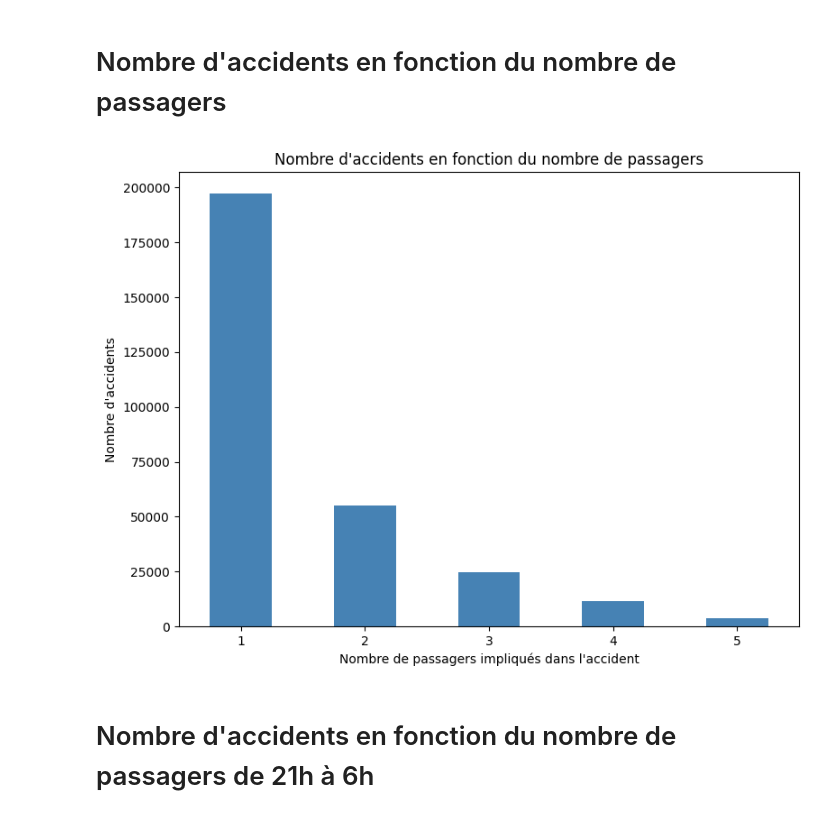
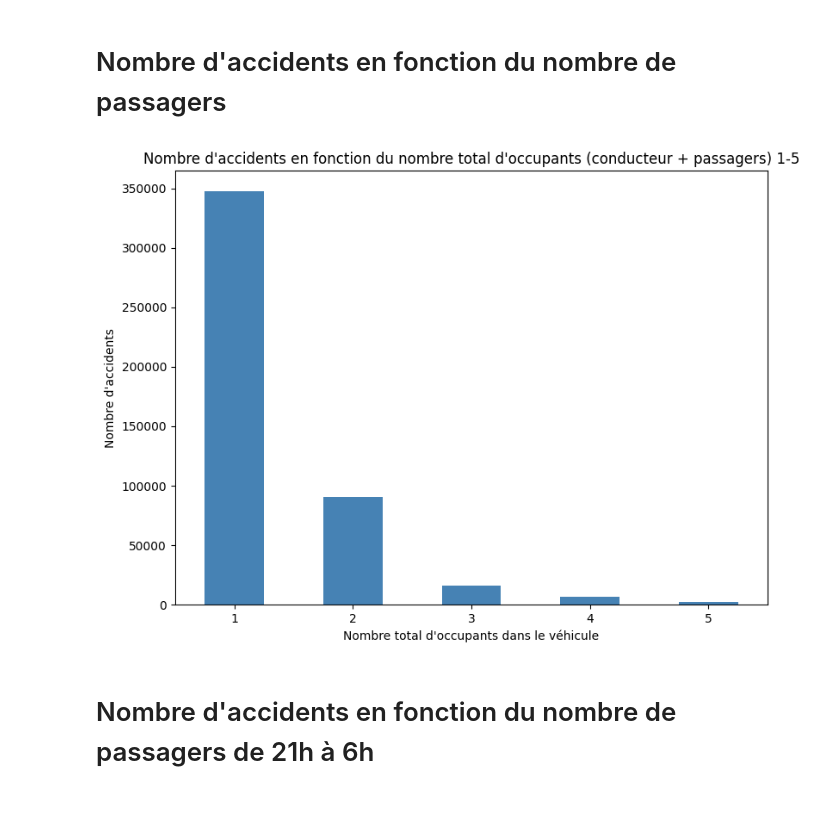
Before and after one commit to Jean-AlbertSchool/bbd_laposte, a Jupyter notebook: Data_analyse/Data_Aurelien/Load.ipynb, the cells around one changed output. Cells and saved outputs as stored; diff of their text form; code cells hidden in the pictures.

Commit message:
Motif trajet et Nbr passagers normal/fullnight

```diff
--- a/Data_analyse/Data_Aurelien/Load.ipynb
+++ b/Data_analyse/Data_Aurelien/Load.ipynb
@@ -168,31 +152,32 @@ usagers
 # %% [markdown]
 # Nombre d'accidents en fonction du nombre de passagers
 # %%
+import pandas as pd
+import matplotlib.pyplot as plt
+
 # Charger le fichier usagers
 usagers = pd.read_csv(base/"Data_clean/usagers-2005-2023.csv")
 
-# Filtrer uniquement les passagers
-passagers = usagers[usagers["catu"] == 2]
+# Compter le nombre d'usagers par véhicule dans chaque accident
+# id_vehicule permet de regrouper tous les occupants du même véhicule
+occupants_par_vehicule = usagers.groupby(["Num_Acc", "id_vehicule"]).size()
 
-# Compter le nombre de passagers par accident
-nb_passagers = passagers.groupby("Num_Acc").size()
-
-# Garder uniquement les accidents avec 1 à 5 passagers
-accidents_par_nb_passagers = nb_passagers.value_counts().sort_index()
-accidents_par_nb_passagers = accidents_par_nb_passagers.loc[1:5]  # filtre de 1 à 5 passagers
+# Compter combien d'accidents ont un nombre total de personnes donné (1 à 5)
+accidents_par_nb_personnes = occupants_par_vehicule.value_counts().sort_index()
+accidents_par_nb_personnes = accidents_par_nb_personnes.loc[1:5]  # garder 1 à 5 occupants
 
 # Tracer le graphique
 plt.figure(figsize=(8,6))
-accidents_par_nb_passagers.plot(kind="bar", color="steelblue")
+accidents_par_nb_personnes.plot(kind="bar", color="steelblue")
 
-plt.title("Nombre d'accidents en fonction du nombre de passagers")
-plt.xlabel("Nombre de passagers impliqués dans l'accident")
+plt.title("Nombre d'accidents en fonction du nombre total d'occupants (conducteur + passagers) 1-5")
+plt.xlabel("Nombre total d'occupants dans le véhicule")
 plt.ylabel("Nombre d'accidents")
 plt.xticks(rotation=0)
 plt.tight_layout()
 plt.show()
 # %% [output]
-[figure, old version]
+[figure, new version]
 # %% [markdown]
 # Nombre d'accidents en fonction du nombre de passagers de 21h à 6h
 # %%
```
Also changed, not shown: parts of 3 cells of this notebook.
